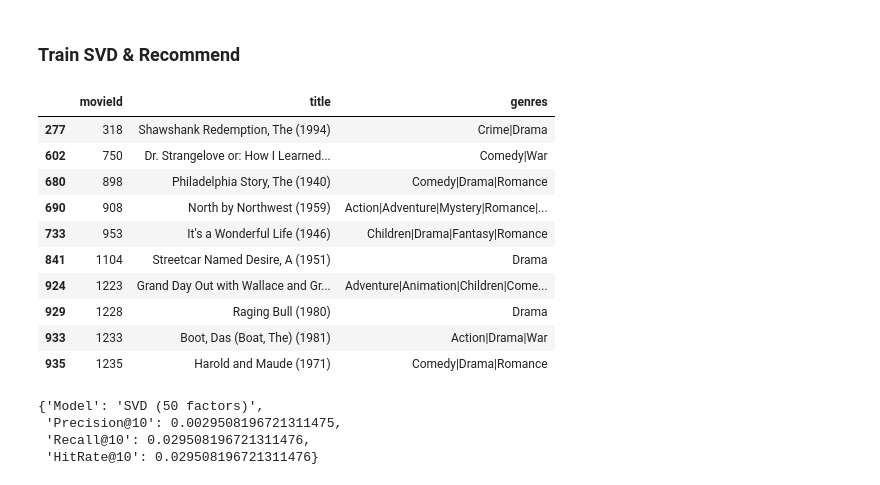
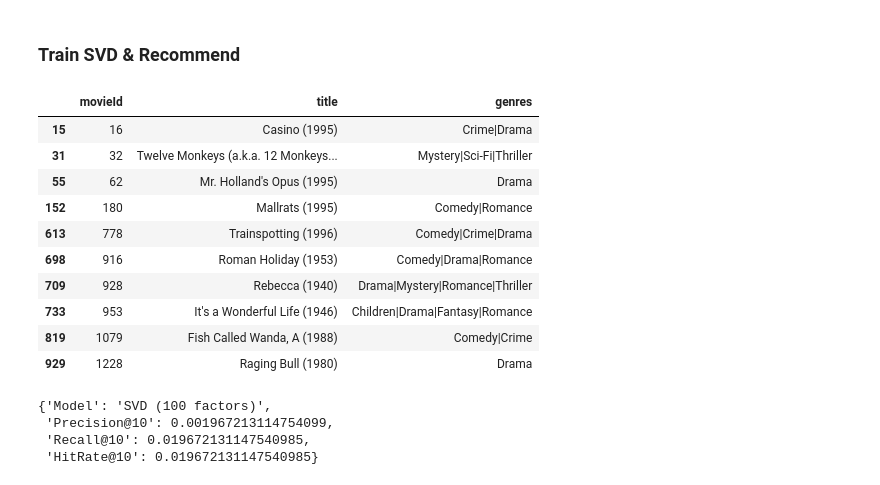
Before and after one commit to tyler-howell-git/Top-N-Recommendation, a Jupyter notebook: Demo.ipynb, the cells around one changed output. Drawn from its saved outputs; the diff is of its cells as text; code cells hidden in the pictures.

```diff
--- a/Demo.ipynb
+++ b/Demo.ipynb
@@ -141,58 +119,47 @@ knn_results
 # %%
 from models import fit_svd_model, recommend_svd
 
-svd_model = fit_svd_model(
-    train_df=train_df,
-    n_factors=50,
-    n_epochs=20,
-    lr_all=0.005,
-    reg_all=0.02,
-    random_state=42
-)
+#first test of svd that gave init results
+#svd_model = fit_svd_model(train_df=train_df, n_factors=50, n_epochs=20,
+#                          lr_all=0.005, reg_all=0.02, random_state=42)
 
-example_user = ratings["userId"].iloc[0]
+#initialized with more factors and epochs to see if results improve
+svd_model = fit_svd_model(train_df=train_df, n_factors=100, n_epochs=50,
+                          lr_all=0.005, reg_all=0.02, random_state=42)
 
-svd_rec_ids = recommend_svd(
-    user_id=example_user,
-    train_df=train_df,
-    movies_df=movies,
-    model=svd_model,
-    n=10
-)
+example_user = ratings["userId"].iloc[0] #SVD recs for same example user
+
+svd_rec_ids = recommend_svd(user_id=example_user, train_df=train_df,
+    movies_df=movies, model=svd_model, n=10)
 
 show_recommendations(svd_rec_ids, movies)
 # %% [output]
 |  | movieId | title | genres |
-| 277 | 318 | Shawshank Redemption, The (1994) | Crime|Drama |
-| 602 | 750 | Dr. Strangelove or: How I Learned... | Comedy|War |
-| 680 | 898 | Philadelphia Story, The (1940) | Comedy|Drama|Romance |
-| 690 | 908 | North by Northwest (1959) | Action|Adventure|Mystery|Romance|... |
+| 15 | 16 | Casino (1995) | Crime|Drama |
+| 31 | 32 | Twelve Monkeys (a.k.a. 12 Monkeys... | Mystery|Sci-Fi|Thriller |
+| 55 | 62 | Mr. Holland's Opus (1995) | Drama |
+| 152 | 180 | Mallrats (1995) | Comedy|Romance |
+| 613 | 778 | Trainspotting (1996) | Comedy|Crime|Drama |
+| 698 | 916 | Roman Holiday (1953) | Comedy|Drama|Romance |
+| 709 | 928 | Rebecca (1940) | Drama|Mystery|Romance|Thriller |
 | 733 | 953 | It's a Wonderful Life (1946) | Children|Drama|Fantasy|Romance |
-| 841 | 1104 | Streetcar Named Desire, A (1951) | Drama |
-| 924 | 1223 | Grand Day Out with Wallace and Gr... | Adventure|Animation|Children|Come... |
+| 819 | 1079 | Fish Called Wanda, A (1988) | Comedy|Crime |
 | 929 | 1228 | Raging Bull (1980) | Drama |
-| 933 | 1233 | Boot, Das (Boat, The) (1981) | Action|Drama|War |
-| 935 | 1235 | Harold and Maude (1971) | Comedy|Drama|Romance |
 # %%
+#eval for SVD
 svd_recommend_func = lambda user_id, k: recommend_svd(
     user_id=user_id,
     train_df=train_df,
     movies_df=movies,
     model=svd_model,
-    n=k
-)
+    n=k)
 
-svd_results = evaluate_recommender(
-    train_df=train_df,
-    test_df=test_df,
-    recommend_func=svd_recommend_func,
-    model_name="SVD (50 factors)",
-    k=10
-)
+svd_results = eval_recommender(train_df=train_df, test_df=test_df,
+    recommend_func=svd_recommend_func, model_name="SVD (100 factors)", k=10)
 
 svd_results
 # %% [output]
-{'Model': 'SVD (50 factors)',
- 'Precision@10': 0.0029508196721311475,
- 'Recall@10': 0.029508196721311476,
- 'HitRate@10': 0.029508196721311476}
+{'Model': 'SVD (100 factors)',
+ 'Precision@10': 0.001967213114754099,
+ 'Recall@10': 0.019672131147540985,
+ 'HitRate@10': 0.019672131147540985}
```
Also changed, not shown: parts of 26 cells of this notebook, 6 other files.
